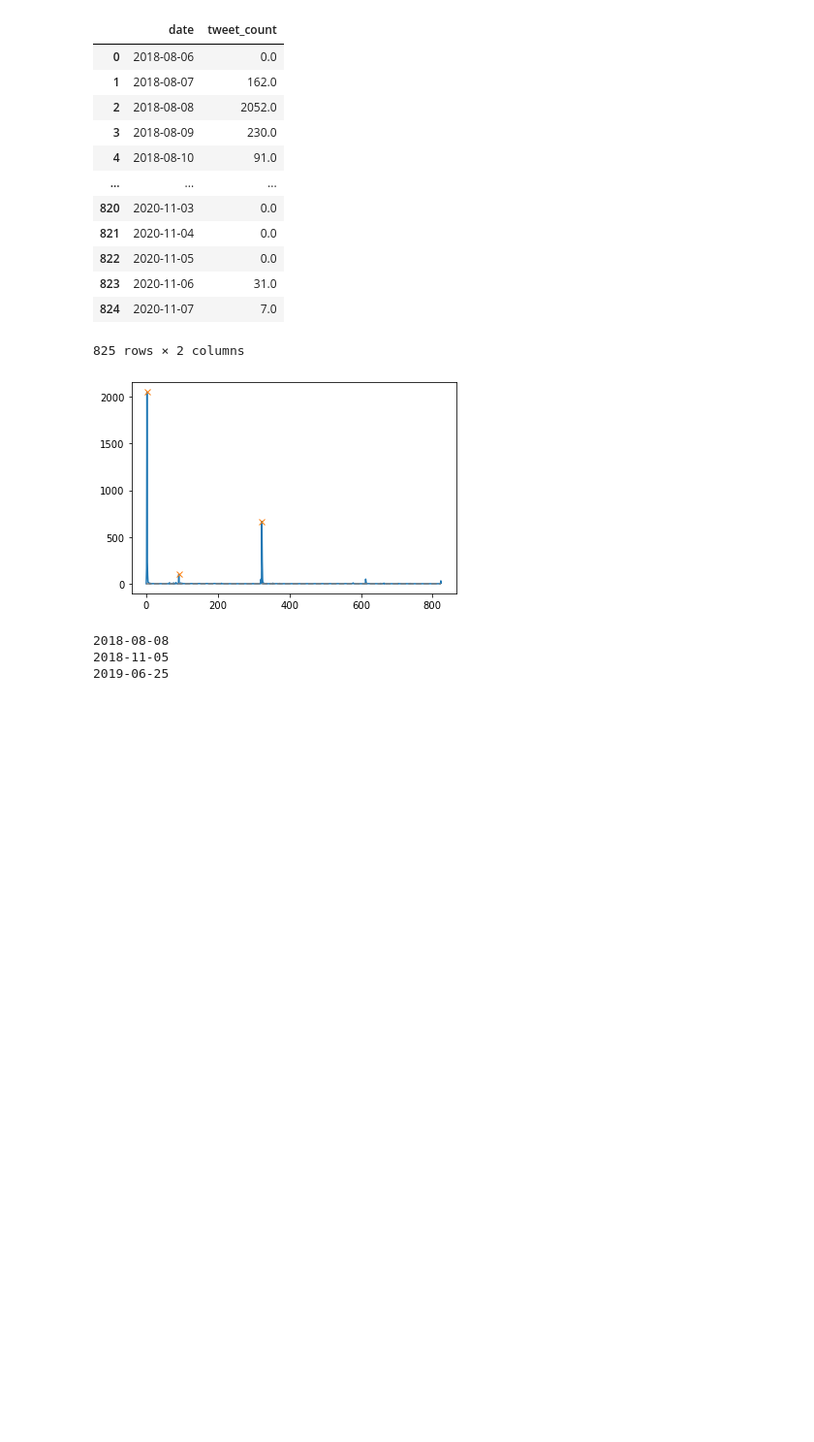
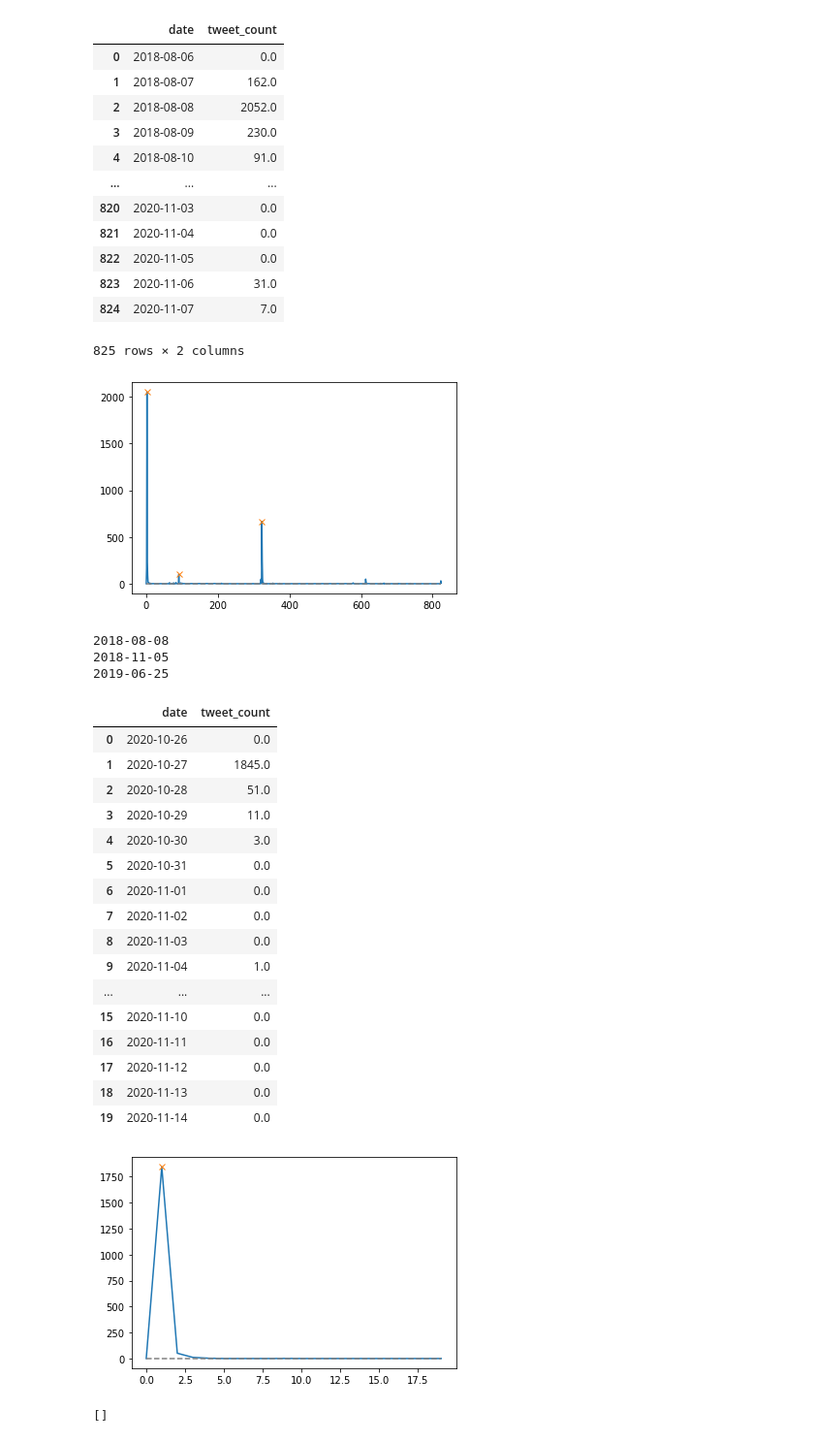
Before and after one commit to jlt10/hoaxy-misinfo, a Jupyter notebook: notebooks/Network Analysis.ipynb, the cells around one changed output. Shown at 97% size. Saved outputs shown, nothing was run; the diff lists cells and outputs as text; code cells hidden in the pictures; blank space fills up the shorter version.

Commit message:
Graphed article peak behavior over time and some interesting metrics

```diff
--- a/notebooks/Network Analysis.ipynb
+++ b/notebooks/Network Analysis.ipynb
@@ -168,3 +168,45 @@ for p in peaks:
 2018-08-08
 2018-11-05
 2019-06-25
+# %%
+# histograph of volume of tweets in time buckets
+df = pd.read_csv(data_path + "/1698377_tweets.csv")
+df['created_at']= pd.to_datetime(tweet_df['created_at'])
+df["date"] = df.created_at.apply(lambda dt: dt.date)
+df["hour"] = df.created_at.dt.hour
+min_date = df.created_at.min().date() + timedelta(days=-1)
+max_date = df.created_at.max().date()
+
+date_range = np.array([min_date + timedelta(days=x) for x in range((max_date - min_date).days)])
+id_by_date = df.groupby("date").count()["id"]
+signal_df = pd.DataFrame({"date": date_range}).join(id_by_date, on="date").fillna(0)
+signal_df.rename(columns = {'id':'tweet_count'}, inplace = True)
+display(signal_df)
+x = signal_df.tweet_count.to_numpy()
+peaks, _ = find_peaks(x, height=50)
+plt.plot(x)
+plt.plot(peaks, x[peaks], "x")
+plt.plot(np.zeros_like(x), "--", color="gray")
+plt.show()
+plats, _ = find_peaks(x, height=1, width=3)
+print(plats)
+# %% [output]
+|  | date | tweet_count |
+| 0 | 2020-10-26 | 0.0 |
+| 1 | 2020-10-27 | 1845.0 |
+| 2 | 2020-10-28 | 51.0 |
+| 3 | 2020-10-29 | 11.0 |
+| 4 | 2020-10-30 | 3.0 |
+| 5 | 2020-10-31 | 0.0 |
+| 6 | 2020-11-01 | 0.0 |
+| 7 | 2020-11-02 | 0.0 |
+| 8 | 2020-11-03 | 0.0 |
+| 9 | 2020-11-04 | 1.0 |
+| ... | ... | ... |
+| 15 | 2020-11-10 | 0.0 |
+| 16 | 2020-11-11 | 0.0 |
+| 17 | 2020-11-12 | 0.0 |
+| 18 | 2020-11-13 | 0.0 |
+| 19 | 2020-11-14 | 0.0 |
+[figure, added]
+[]
```
Also changed, not shown: parts of 1 cell of this notebook, 2 other files.
